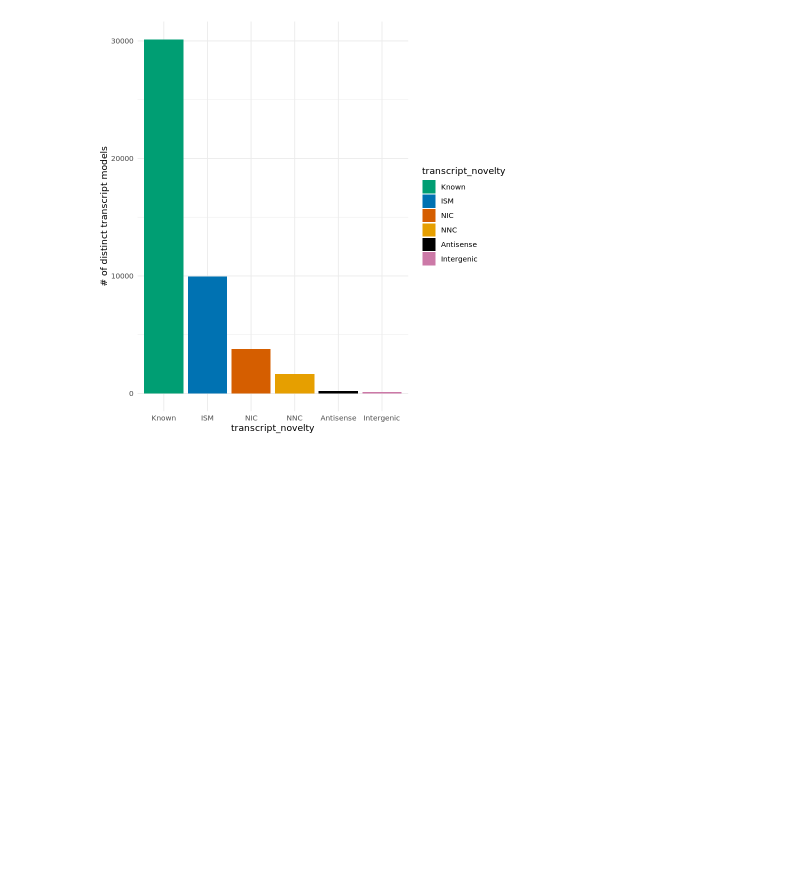
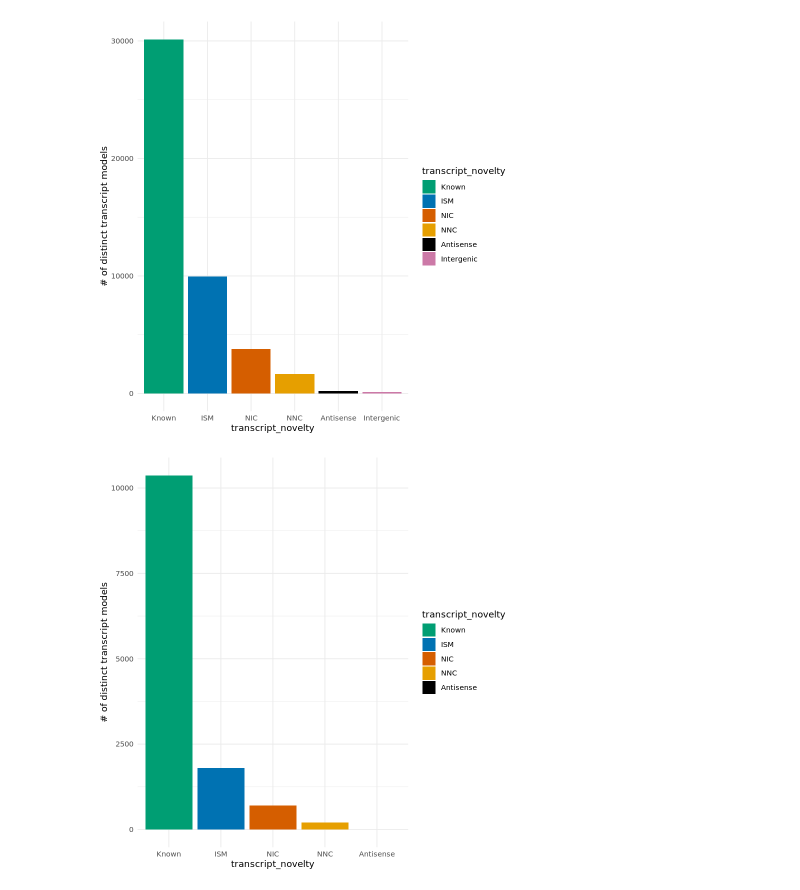
Before and after one commit to mortazavilab/cosmos-cluster6, a Jupyter notebook: transcript_novelty_barplot.ipynb, the cells around one changed output. Saved outputs shown, nothing was run; the diff lists cells and outputs as text; code cells hidden in the pictures; blank space fills up the shorter version.

```diff
--- a/transcript_novelty_barplot.ipynb
+++ b/transcript_novelty_barplot.ipynb
@@ -27,3 +27,16 @@ ggplot(data = read_annot) +
     ylab("# of distinct transcript models") + theme_minimal()
 # %% [output]
 [figure]
+# %%
+read_annot = read.delim("/data/class/cosmos-2022/PUBLIC/phoenix_new/data/talon/c2c12_nanopore_talon_abundance_filtered.tsv")
+read_annot$transcript_novelty <- factor(read_annot$transcript_novelty,
+                                        levels = c("Known", "ISM", "NIC",
+                                                   "NNC","Antisense","Intergenic","Genomic"))
+
+ggplot(data = read_annot) +
+    geom_bar(mapping = aes(x = transcript_novelty, fill = transcript_novelty)) +
+    theme(axis.text.x = element_text(angle = 45, hjust = 1)) +
+    scale_fill_manual(values = c("#009E73","#0072B2","#D55E00","#E69F00","#000000","#CC79A7","#F0E442")) +
+    ylab("# of distinct transcript models") + theme_minimal()
+# %% [output]
+[figure, added]
```
